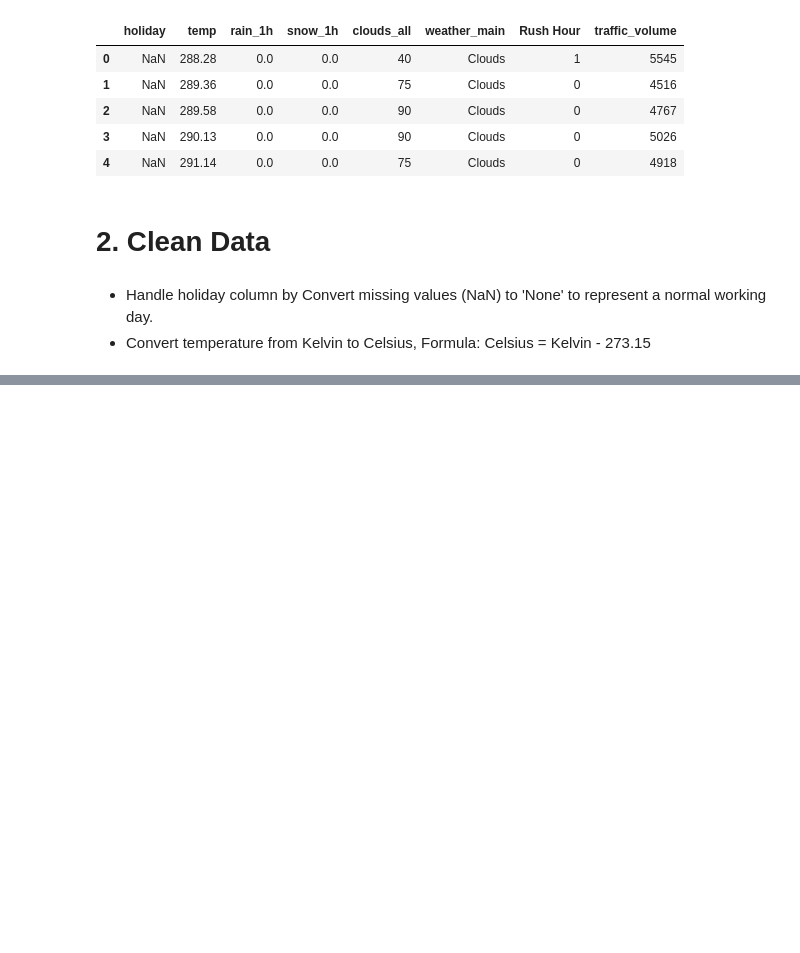
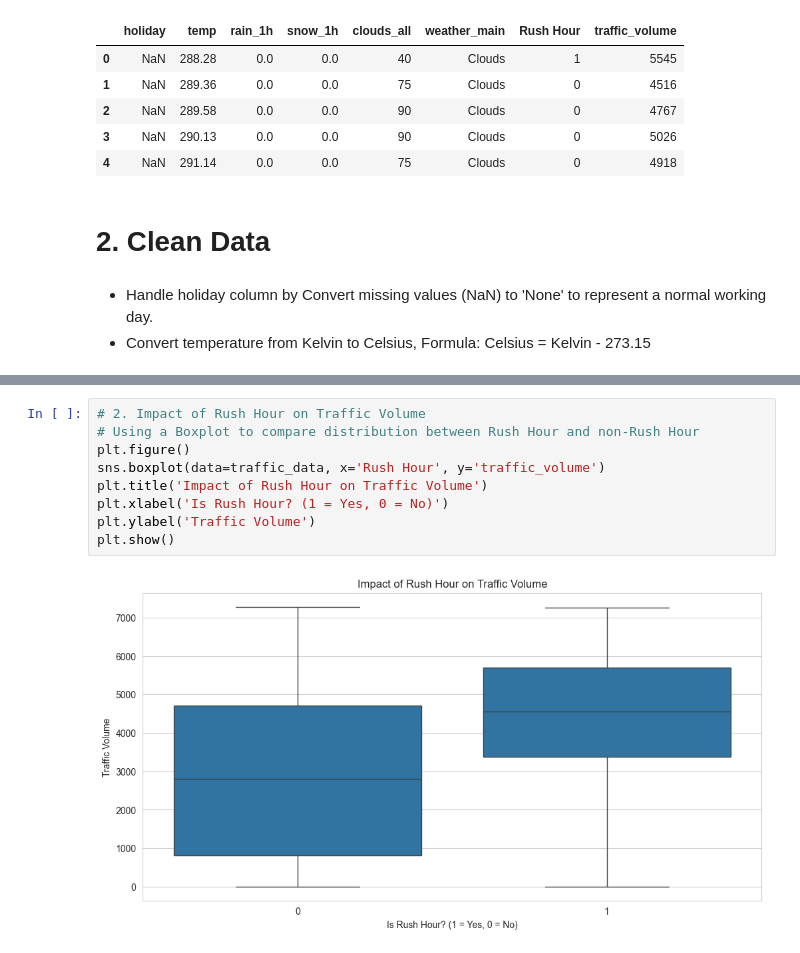
Before and after one commit to HSKdeveloper/ML-Project, a Jupyter notebook: mlProject/em.ipynb, the cells around one changed output, grey strips where cells are left out. Cells and saved outputs as stored; diff of their text form; blank space fills up the shorter version.

```diff
--- a/mlProject/em.ipynb
+++ b/mlProject/em.ipynb
@@ -63,0 +133,11 @@ Unique holiday types recorded:
+# %%
+# 2. Impact of Rush Hour on Traffic Volume
+# Using a Boxplot to compare distribution between Rush Hour and non-Rush Hour
+plt.figure()
+sns.boxplot(data=traffic_data, x='Rush Hour', y='traffic_volume')
+plt.title('Impact of Rush Hour on Traffic Volume')
+plt.xlabel('Is Rush Hour? (1 = Yes, 0 = No)')
+plt.ylabel('Traffic Volume')
+plt.show()
+# %% [output]
+[figure, added]
```
Also changed, not shown: parts of 13 cells of this notebook, 6 other files.
